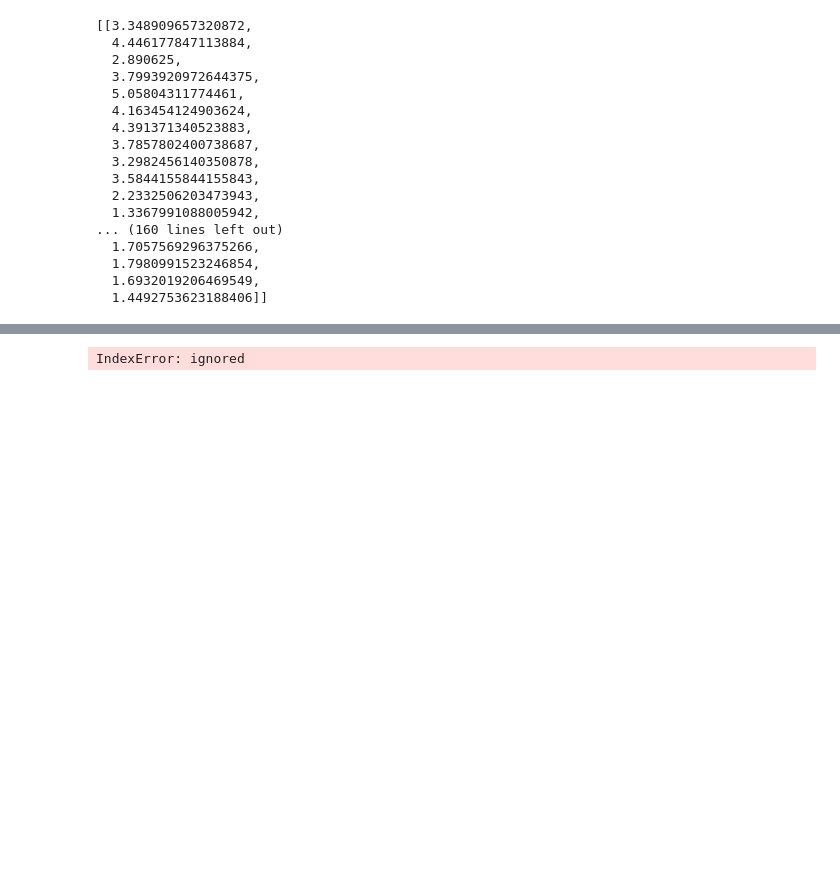
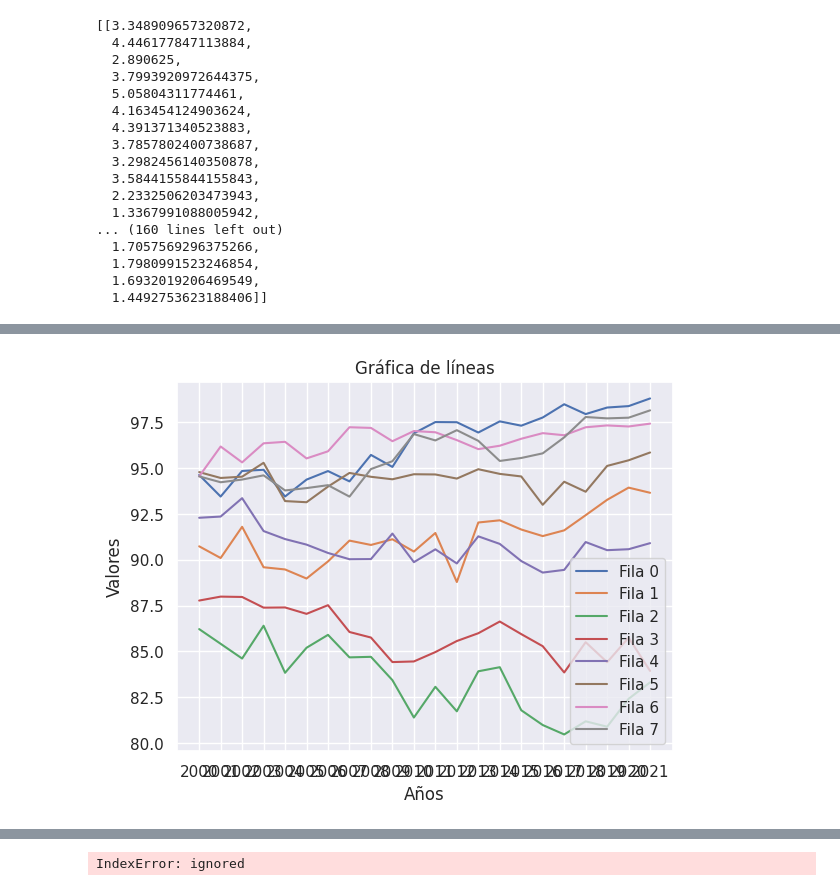
Before and after one commit to FreMeli/ASE_1, a Jupyter notebook: Lugar_Edo_Sex.ipynb, the cells around one changed output, grey strips where cells are left out. Cells and saved outputs as stored; diff of their text form; code cells hidden in the pictures; blank space fills up the shorter version.

```diff
--- a/Lugar_Edo_Sex.ipynb
+++ b/Lugar_Edo_Sex.ipynb
@@ -392,10 +439,11 @@ edades = ["0-9 años", "10-19 años", "20-29 años", "30-39 años", "40-49 años
 # %%
 #CALLE
-
 temp_Edad_Mu=[]
 temp_Edad_Ho=[]
 h=[]#hombres
 m=[]#mujeres
+m_c=[]
+h_c=[]
 j=0
 #k=0
 c=0
@@ -404,6 +452,8 @@ for edad in range(0, 8,1):
     if (df_Grupos.iloc[i]['LUGAR']=="Calle o carretera (Vía pública)") and (df_Grupos.iloc[i]['GRUPO_EDAD']==edades[edad])and(c<22):
       h.append((df_Grupos.iloc[i]['HOMBRES']/float(df_Homicidio.iloc[j]['Hombre']))*100)
       m.append(((df_Grupos.iloc[i]['MUJERES'])/float(df_Homicidio.iloc[j]['Mujer']))*100)
+      h_c.append(df_Grupos.iloc[i]['HOMBRES'])
+      m_c.append(df_Grupos.iloc[i]['MUJERES'])
       j=j+33
       c=c+1
   temp_Edad_Mu.append(m)
@@ -439,6 +489,8 @@ temp_Edad_Mu_v=[]
 temp_Edad_Ho_v=[]
 h_v=[]#hombres
 m_v=[]#mujeres
+M_V=[]
+H_V=[]
 j=0
 c=0
 for edad in range(0, 8,1):
@@ -446,6 +498,8 @@ for edad in range(0, 8,1):
     if (df_Grupos.iloc[i]['LUGAR']=="Vivienda particular") and (df_Grupos.iloc[i]['GRUPO_EDAD']==edades[edad])and(c<22):
       h_v.append((df_Grupos.iloc[i]['HOMBRES']/float(df_Homicidio.iloc[j]['Hombre']))*100)
       m_v.append(((df_Grupos.iloc[i]['MUJERES'])/float(df_Homicidio.iloc[j]['Mujer']))*100)
+      H_V.append(df_Grupos.iloc[i]['HOMBRES'])
+      M_V.append(df_Grupos.iloc[i]['MUJERES'])
       j=j+33
       c=c+1
   temp_Edad_Mu_v.append(m_v)
@@ -540,0 +585,5 @@ IndexError: ignored
+# %%
+column_names = ["2000", "2001", "2002", "2003", "2004", "2005", "2006", "2007", "2008", "2009", "2010", "2011",
+                "2012", "2013", "2014", "2015", "2016", "2017", "2018", "2019", "2020", "2021"]
+df_O = pd.DataFrame(temp_Edad_Mu_O, columns=column_names)
+df_O
@@ -540,0 +601,26 @@ IndexError: ignored
+# %%
+# Crear una figura y un eje
+fig, ax = plt.subplots()
+
+# Graficar los datos
+ax.plot(df_O.columns, df_O.iloc[0], label='Fila 0')
+ax.plot(df_O.columns, df_O.iloc[1], label='Fila 1')
+ax.plot(df_O.columns, df_O.iloc[2], label='Fila 2')
+ax.plot(df_O.columns, df_O.iloc[3], label='Fila 3')
+ax.plot(df_O.columns, df_O.iloc[4], label='Fila 4')
+ax.plot(df_O.columns, df_O.iloc[5], label='Fila 5')
+ax.plot(df_O.columns, df_O.iloc[6], label='Fila 6')
+ax.plot(df_O.columns, df_O.iloc[7], label='Fila 7')
+
+# Agregar título y etiquetas a los ejes
+ax.set_title('Gráfica de líneas')
+ax.set_xlabel('Años')
+ax.set_ylabel('Valores')
+
+# Agregar leyenda
+ax.legend()
+
+# Mostrar la gráfica
+plt.show()
+# %% [output]
+[figure, added]
```
Also changed, not shown: parts of 24 cells of this notebook.
